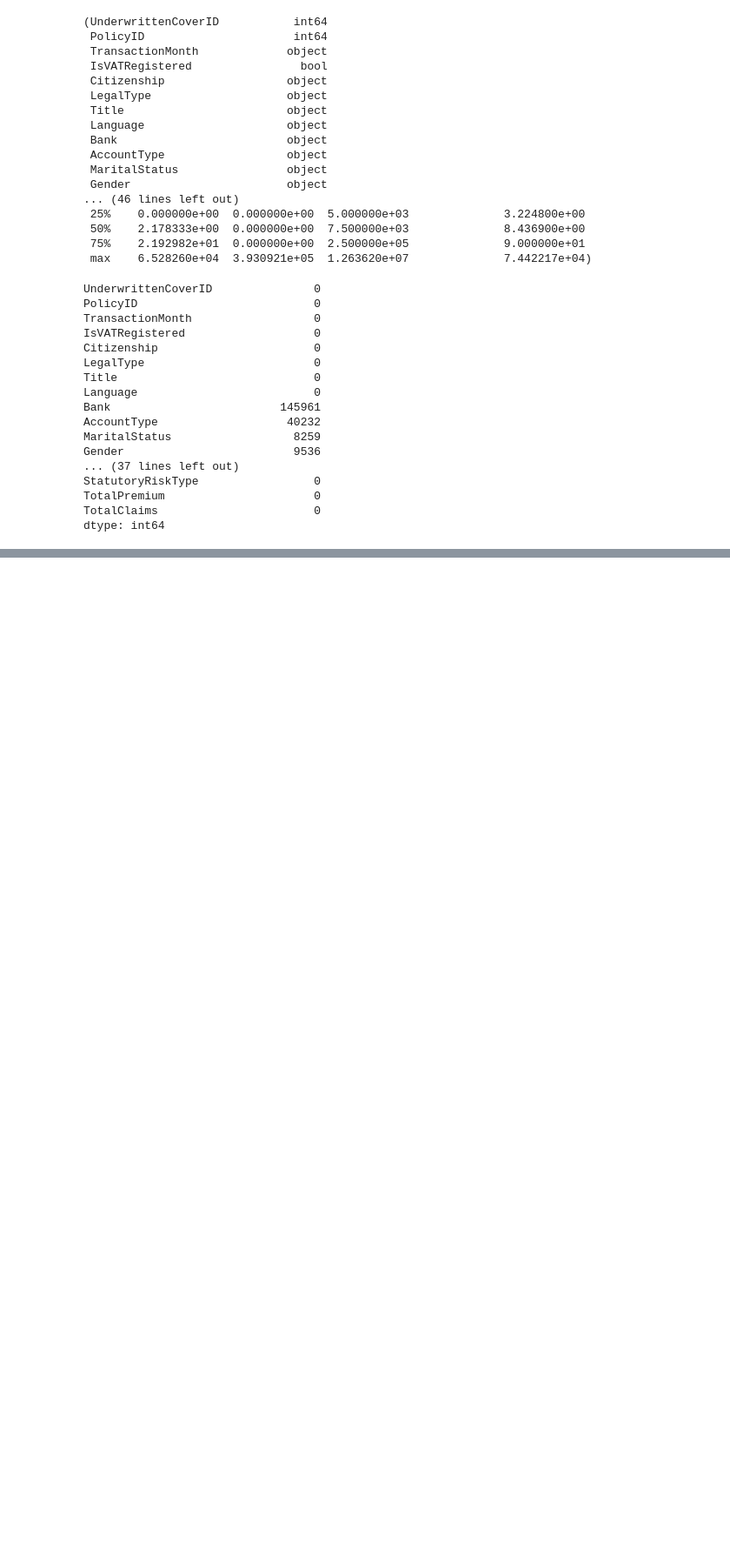
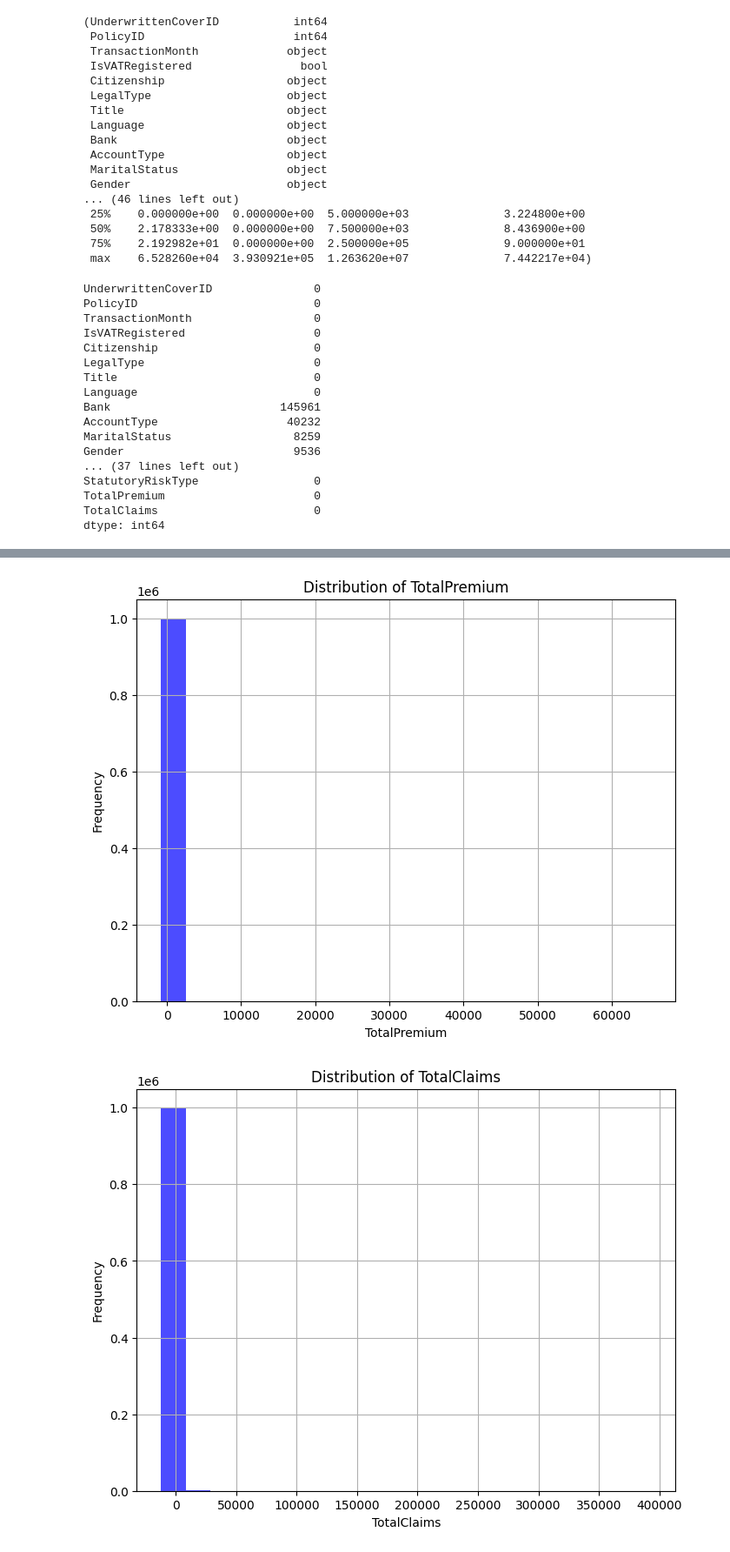
Before and after one commit to NaimaT15/Insurance-Analysis, a Jupyter notebook: notebooks/insurance_anlysis.ipynb, the cells around one changed output, grey strips where cells are left out. Shown at 87% size. Drawn from its saved outputs; the diff is of its cells as text; code cells hidden in the pictures; blank space fills up the shorter version.

Commit message:
Univariate Analysis

```diff
--- a/notebooks/insurance_anlysis.ipynb
+++ b/notebooks/insurance_anlysis.ipynb
@@ -72,0 +88,12 @@ TypeError: Cannot convert ['Passenger Vehicle' 'Passenger Vehicle' 'Passenger Ve
+# %%
+
+from insurance_analysis import plot_numerical_histograms
+
+# Define numerical columns
+numerical_columns = ['TotalPremium', 'TotalClaims', 'Cylinders', 'cubiccapacity', 'SumInsured']
+
+# Call the function to plot histograms for numerical columns
+plot_numerical_histograms(cleaned_data, numerical_columns)
+# %% [output]
+[figure, added]
+[figure, added]
```
Also changed, not shown: parts of 3 cells of this notebook, 1 other file.
